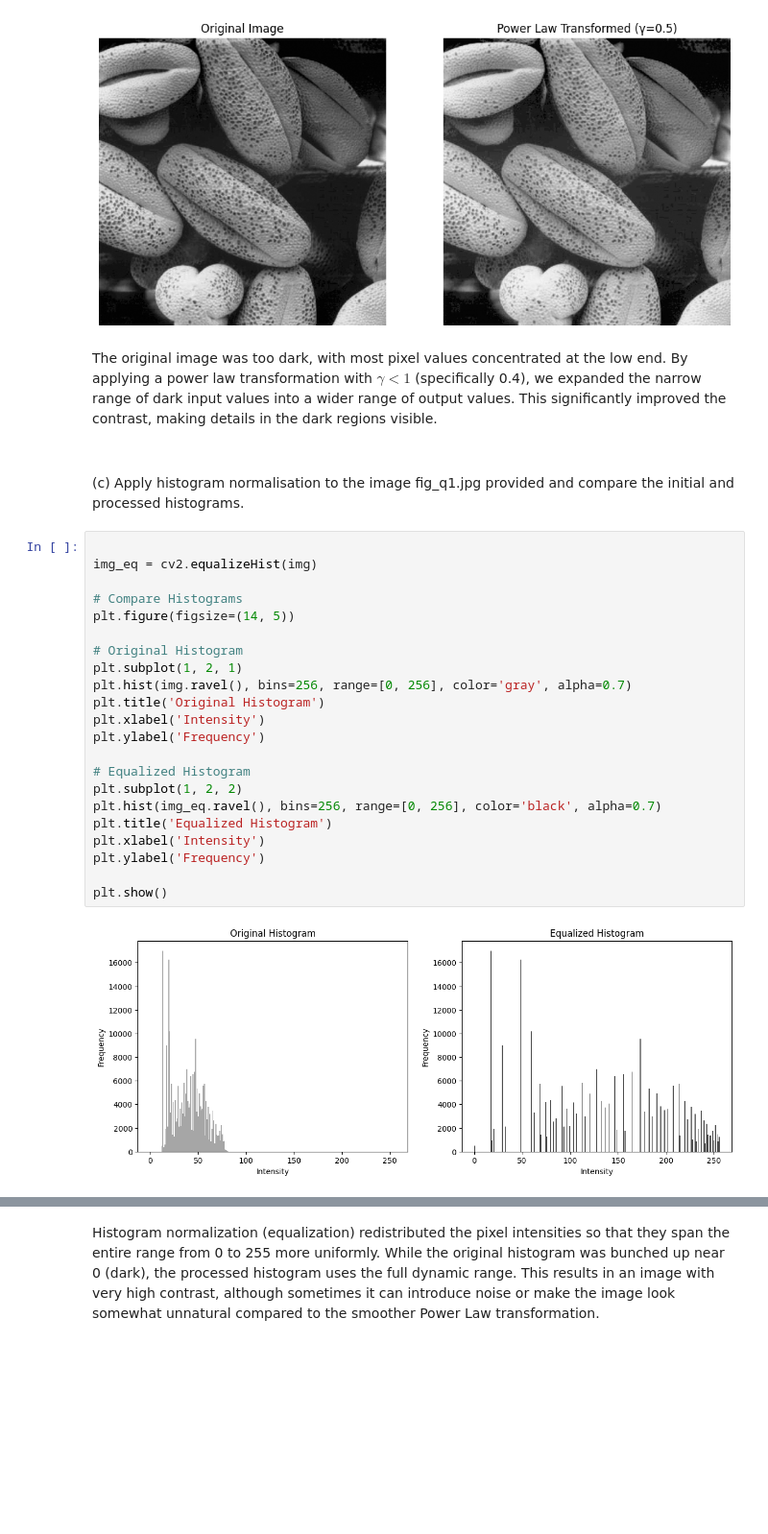
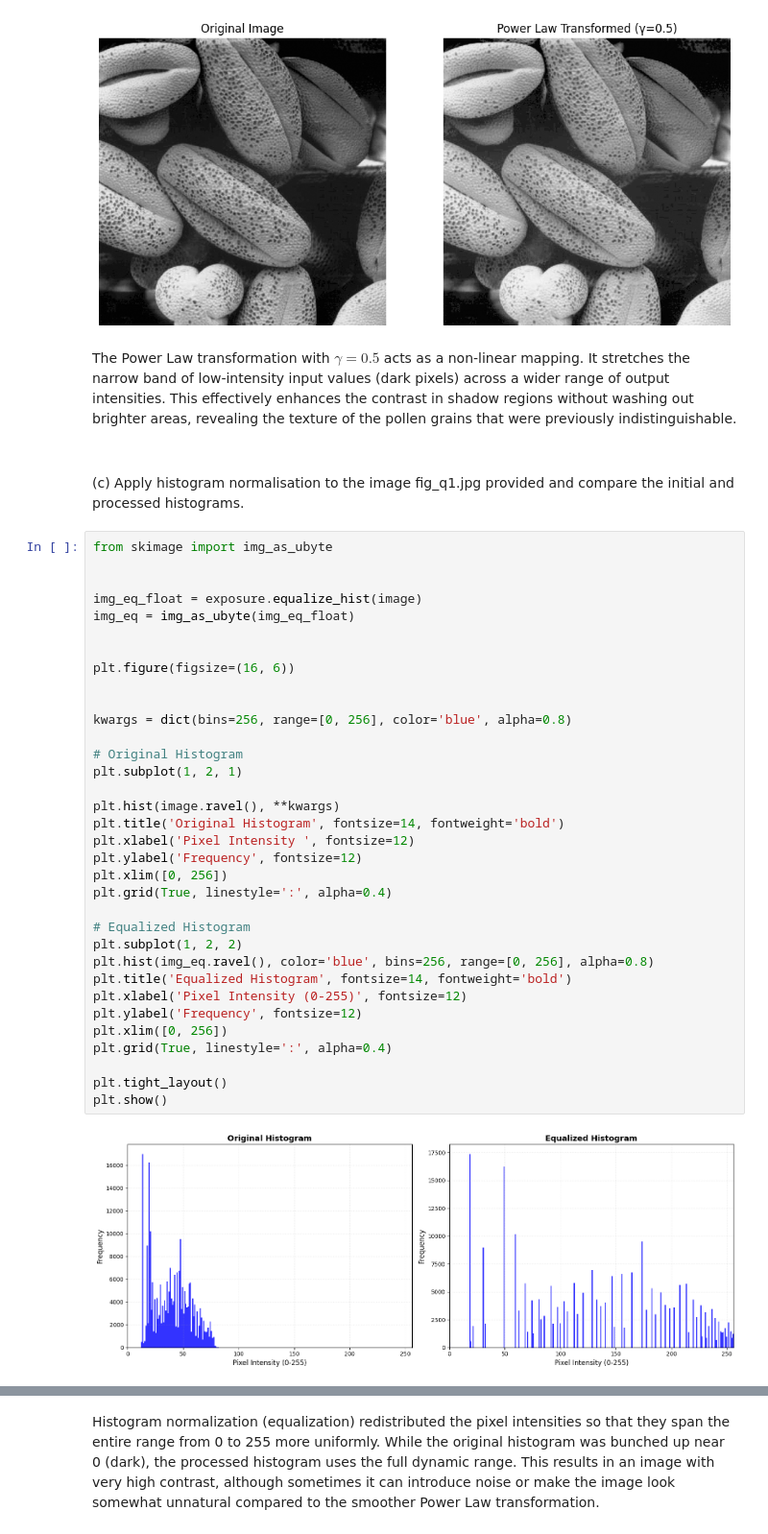
Before and after one commit to ChiriKamau/5.2, a Jupyter notebook: DIP_assignment1.ipynb, the cells around one changed output, grey strips where cells are left out. Shown at 96% size. Cells and saved outputs as stored; diff of their text form; blank space fills up the shorter version.

```diff
--- a/DIP_assignment1.ipynb
+++ b/DIP_assignment1.ipynb
@@ -78,33 +80,45 @@ plt.axis('off')
 plt.show()
 # %% [output]
 [figure]
-# %% [markdown]
-The original image was too dark, with most pixel values concentrated at the low end. By applying a power law transformation with $\gamma < 1$ (specifically 0.4), we expanded the narrow range of dark input values into a wider range of output values. This significantly improved the contrast, making details in the dark regions visible.
+# %% [markdown]
+The Power Law transformation with $\gamma=0.5$ acts as a non-linear mapping. It stretches the narrow band of low-intensity input values (dark pixels) across a wider range of output intensities. This effectively enhances the contrast in shadow regions without washing out brighter areas, revealing the texture of the pollen grains that were previously indistinguishable.
 # %% [markdown]
 ###
  (c)
  Apply histogram normalisation to the image fig_q1.jpg provided and compare the initial and processed histograms.
 # %%
+from skimage import img_as_ubyte
 
-img_eq = cv2.equalizeHist(img)
 
-# Compare Histograms
-plt.figure(figsize=(14, 5))
+img_eq_float = exposure.equalize_hist(image)
+img_eq = img_as_ubyte(img_eq_float)
+
+
+plt.figure(figsize=(16, 6))
+
+
+kwargs = dict(bins=256, range=[0, 256], color='blue', alpha=0.8)
 
 # Original Histogram
 plt.subplot(1, 2, 1)
-plt.hist(img.ravel(), bins=256, range=[0, 256], color='gray', alpha=0.7)
-plt.title('Original Histogram')
-plt.xlabel('Intensity')
-plt.ylabel('Frequency')
+
+plt.hist(image.ravel(), **kwargs)
+plt.title('Original Histogram', fontsize=14, fontweight='bold')
+plt.xlabel('Pixel Intensity ', fontsize=12)
+plt.ylabel('Frequency', fontsize=12)
+plt.xlim([0, 256])
+plt.grid(True, linestyle=':', alpha=0.4)
 
 # Equalized Histogram
 plt.subplot(1, 2, 2)
-plt.hist(img_eq.ravel(), bins=256, range=[0, 256], color='black', alpha=0.7)
-plt.title('Equalized Histogram')
-plt.xlabel('Intensity')
-plt.ylabel('Frequency')
+plt.hist(img_eq.ravel(), color='blue', bins=256, range=[0, 256], alpha=0.8)
+plt.title('Equalized Histogram', fontsize=14, fontweight='bold')
+plt.xlabel('Pixel Intensity (0-255)', fontsize=12)
+plt.ylabel('Frequency', fontsize=12)
+plt.xlim([0, 256])
+plt.grid(True, linestyle=':', alpha=0.4)
 
+plt.tight_layout()
 plt.show()
 # %% [output]
-[figure, old version]
+[figure, new version]
```
Also changed, not shown: parts of 6 cells of this notebook.
